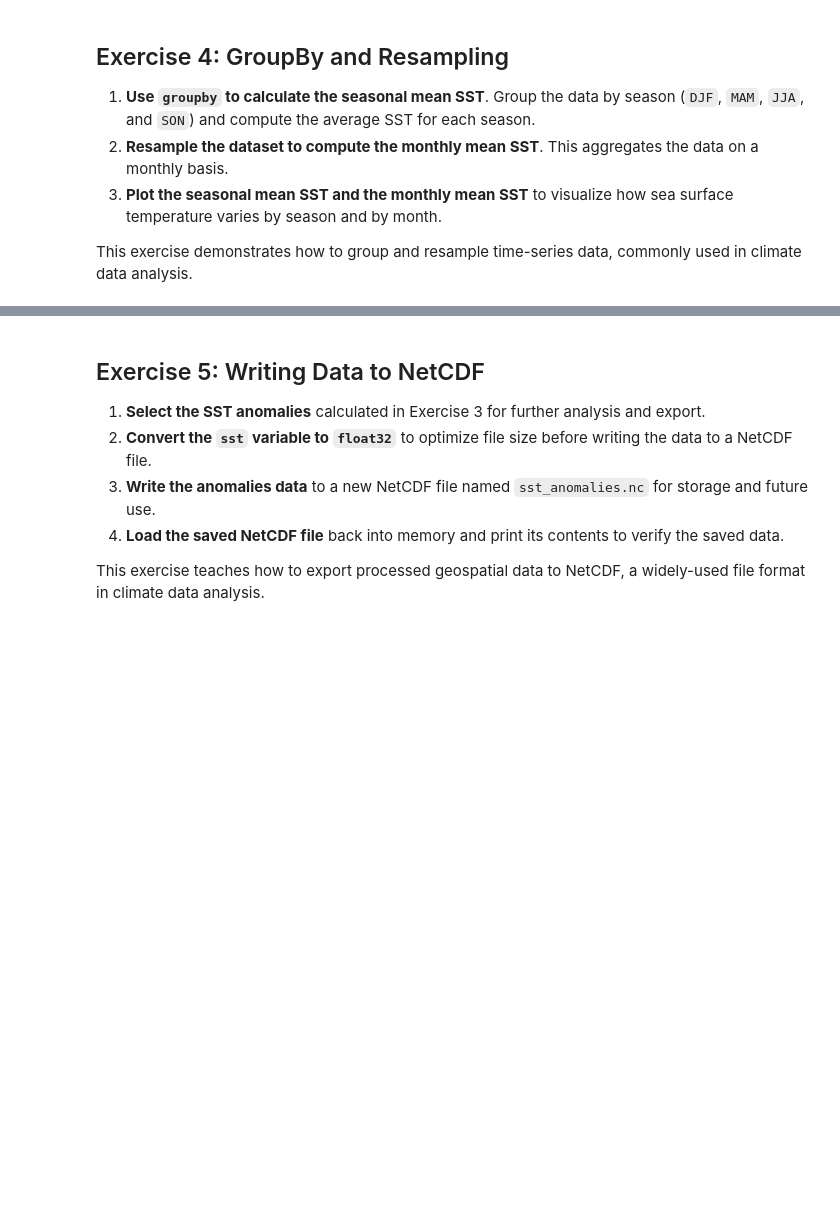
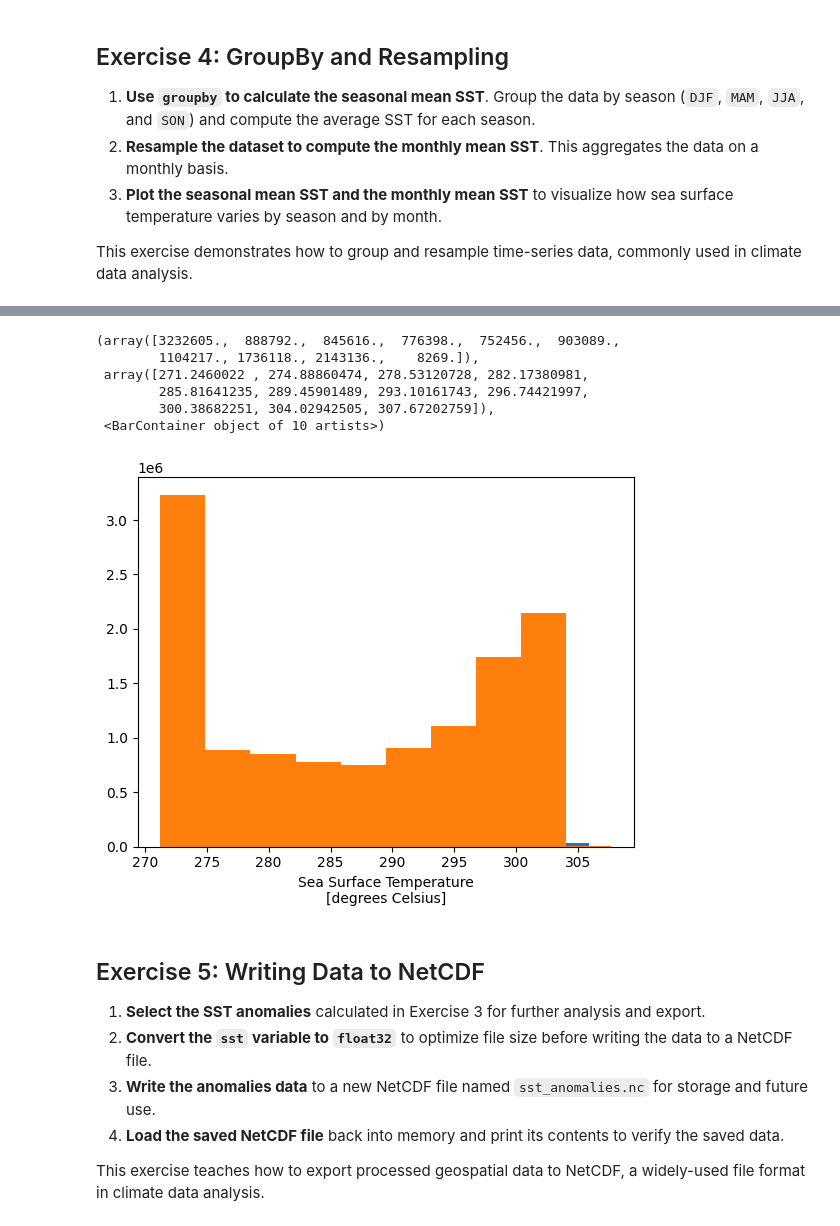
Before and after one commit to siddhi1991/GIS-programming, a Jupyter notebook: book/labs/lab_06.ipynb, the cells around one changed output, grey strips where cells are left out. Cells and saved outputs as stored; diff of their text form; code cells hidden in the pictures; blank space fills up the shorter version.

```diff
--- a/book/labs/lab_06.ipynb
+++ b/book/labs/lab_06.ipynb
@@ -158,3 +158,20 @@ Requirement already satisfied: six>=1.5 in /usr/local/lib/python3.11/dist-packag
 3. **Plot the seasonal mean SST and the monthly mean SST** to visualize how sea surface temperature varies by season and by month.
 
 This exercise demonstrates how to group and resample time-series data, commonly used in climate data analysis.
+# %%
+%pip install xarray pooch
+
+import xarray as xr
+
+url= "https://github.com/opengeos/datasets/releases/download/netcdf/sea_surface_temperature.nc"
+ds= xr.open_dataset(url)
+ds
+sst= ds.sst
+sst
+seasonal_meansst = sst.groupby("time.season").mean()
+seasonal_meansst
+monthly_meansst = sst.resample(time = "M").mean()
+monthly_meansst
+seasonal_meansst.plot()
+monthly_meansst.plot()
+# %% [output]
@@ -161,3 +193,10 @@ This exercise demonstrates how to group and resample time-series data, commonly
+(array([3232605.,  888792.,  845616.,  776398.,  752456.,  903089.,
+        1104217., 1736118., 2143136.,    8269.]),
+ array([271.2460022 , 274.88860474, 278.53120728, 282.17380981,
+        285.81641235, 289.45901489, 293.10161743, 296.74421997,
+        300.38682251, 304.02942505, 307.67202759]),
+ <BarContainer object of 10 artists>)
+[figure, added]
 # %% [markdown]
 ## Exercise 5: Writing Data to NetCDF
 
```
Also changed, not shown: parts of 1 cell of this notebook.
